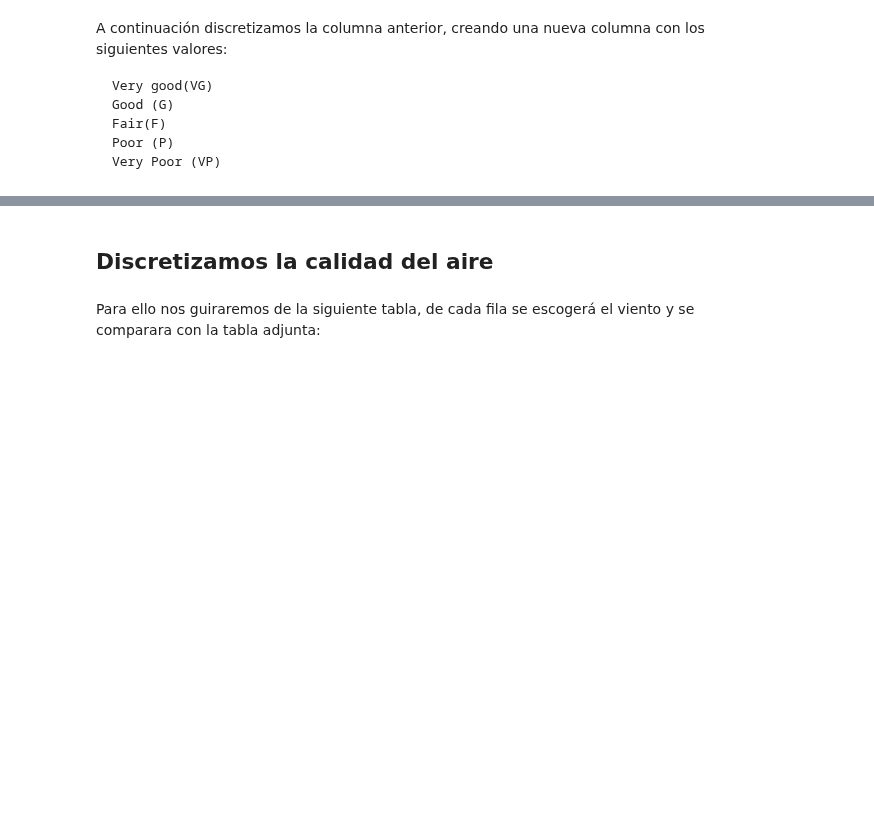
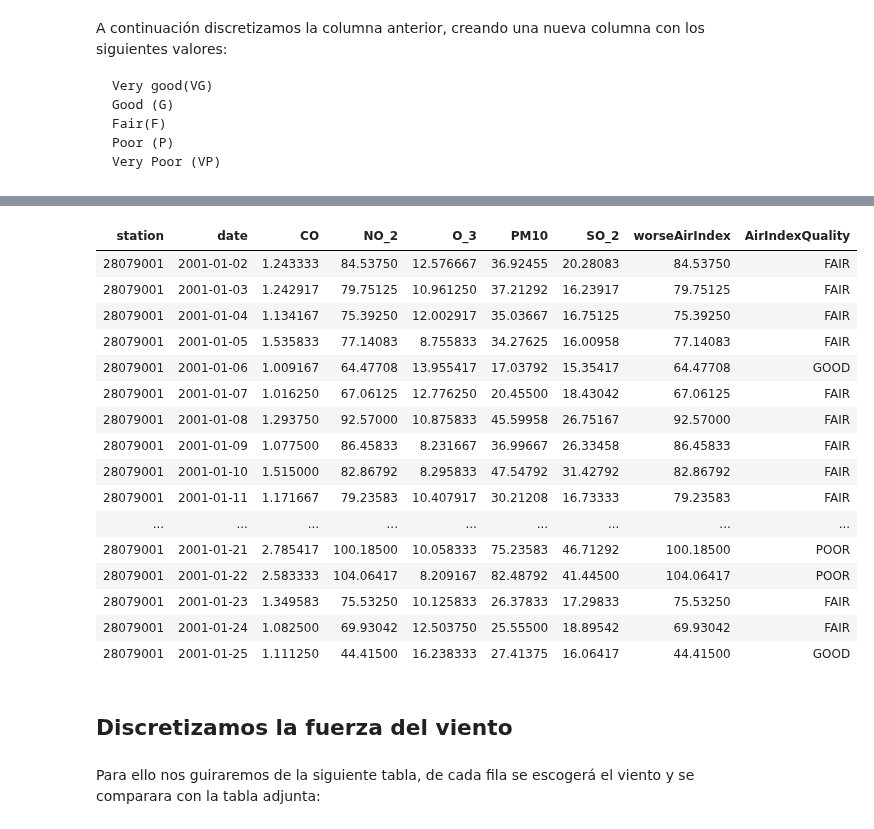
Before and after one commit to manumonforte/DataMining-BigDataParadigm, a Jupyter notebook: Estudio.ipynb, the cells around one changed output, grey strips where cells are left out. Saved outputs shown, nothing was run; the diff lists cells and outputs as text; code cells hidden in the pictures; blank space fills up the shorter version.

Commit message:
Discretizando Calidad del Aire

```diff
--- a/Estudio.ipynb
+++ b/Estudio.ipynb
@@ -502,9 +503,0 @@ head(madrid)
-# %%
-madrid$AirIndexQuality <- ifelse(madrid$worseAirIndex >=0 & madrid$worseAirIndex <=33,'VG',madrid$worseAirIndex)
-madrid$AirIndexQuality <- ifelse(madrid$worseAirIndex >=34 & madrid$worseAirIndex <=66,'G',madrid$worseAirIndex)
-madrid$AirIndexQuality <- ifelse(madrid$worseAirIndex >=67 & madrid$worseAirIndex <=99,'F',madrid$worseAirIndex)
-madrid$AirIndexQuality <- ifelse(madrid$worseAirIndex >=100 & madrid$worseAirIndex <=140,'P',madrid$worseAirIndex)
-madrid$AirIndexQuality <- ifelse(madrid$worseAirIndex >=150,'VP',madrid$worseAirIndex)
-
-
-head(madrid)
@@ -519,5 +504,37 @@ head(madrid)
+# %%
+madrid <- madrid %>%
+        mutate(AirIndexQuality = case_when (
+
+        AirIndexQuality>=0 & AirIndexQuality <=33       ~"VERY GOOD",
+        AirIndexQuality >=34 & AirIndexQuality <=66     ~"GOOD",
+        AirIndexQuality >=37 & AirIndexQuality <=99     ~"FAIR",
+        AirIndexQuality >=100 & AirIndexQuality <=149   ~"POOR",
+        AirIndexQuality >=150                           ~"VERY POOR",
+        TRUE                                            ~"NA",
+        ))
+
+
+head(madrid, n = 24)
+# %% [output]
+| station | date | CO | NO_2 | O_3 | PM10 | SO_2 | worseAirIndex | AirIndexQuality |
+| 28079001 | 2001-01-02 | 1.243333 | 84.53750 | 12.576667 | 36.92455 | 20.28083 | 84.53750 | FAIR |
+| 28079001 | 2001-01-03 | 1.242917 | 79.75125 | 10.961250 | 37.21292 | 16.23917 | 79.75125 | FAIR |
+| 28079001 | 2001-01-04 | 1.134167 | 75.39250 | 12.002917 | 35.03667 | 16.75125 | 75.39250 | FAIR |
+| 28079001 | 2001-01-05 | 1.535833 | 77.14083 | 8.755833 | 34.27625 | 16.00958 | 77.14083 | FAIR |
+| 28079001 | 2001-01-06 | 1.009167 | 64.47708 | 13.955417 | 17.03792 | 15.35417 | 64.47708 | GOOD |
+| 28079001 | 2001-01-07 | 1.016250 | 67.06125 | 12.776250 | 20.45500 | 18.43042 | 67.06125 | FAIR |
+| 28079001 | 2001-01-08 | 1.293750 | 92.57000 | 10.875833 | 45.59958 | 26.75167 | 92.57000 | FAIR |
+| 28079001 | 2001-01-09 | 1.077500 | 86.45833 | 8.231667 | 36.99667 | 26.33458 | 86.45833 | FAIR |
+| 28079001 | 2001-01-10 | 1.515000 | 82.86792 | 8.295833 | 47.54792 | 31.42792 | 82.86792 | FAIR |
+| 28079001 | 2001-01-11 | 1.171667 | 79.23583 | 10.407917 | 30.21208 | 16.73333 | 79.23583 | FAIR |
+| ... | ... | ... | ... | ... | ... | ... | ... | ... |
+| 28079001 | 2001-01-21 | 2.785417 | 100.18500 | 10.058333 | 75.23583 | 46.71292 | 100.18500 | POOR |
+| 28079001 | 2001-01-22 | 2.583333 | 104.06417 | 8.209167 | 82.48792 | 41.44500 | 104.06417 | POOR |
+| 28079001 | 2001-01-23 | 1.349583 | 75.53250 | 10.125833 | 26.37833 | 17.29833 | 75.53250 | FAIR |
+| 28079001 | 2001-01-24 | 1.082500 | 69.93042 | 12.503750 | 25.55500 | 18.89542 | 69.93042 | FAIR |
+| 28079001 | 2001-01-25 | 1.111250 | 44.41500 | 16.238333 | 27.41375 | 16.06417 | 44.41500 | GOOD |
 # %% [markdown]
-## Discretizamos la calidad del aire
+## Discretizamos la fuerza del viento
 # %% [markdown]
 Para ello nos guiraremos de la siguiente tabla, de cada fila se escogerá el viento y se comparara con la tabla adjunta:
 # %% [markdown]
```
Also changed, not shown: parts of 4 cells of this notebook.
